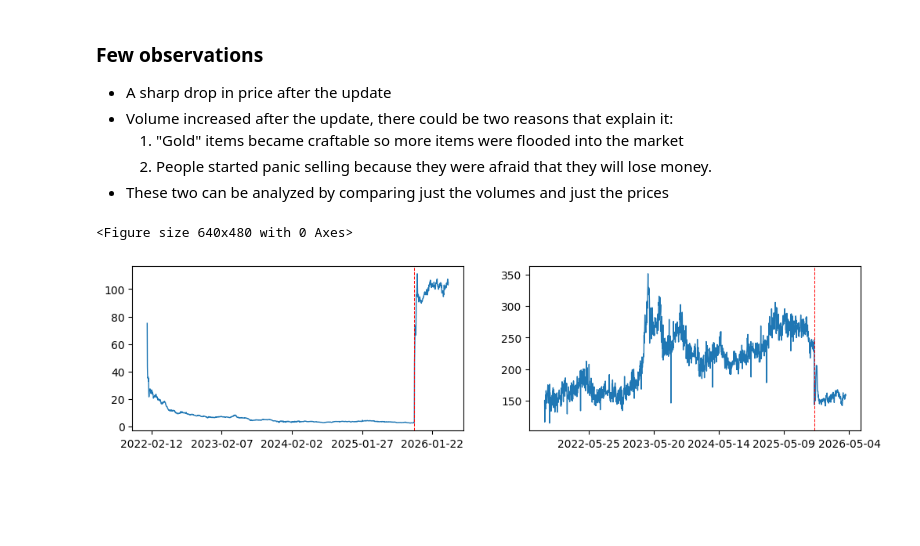
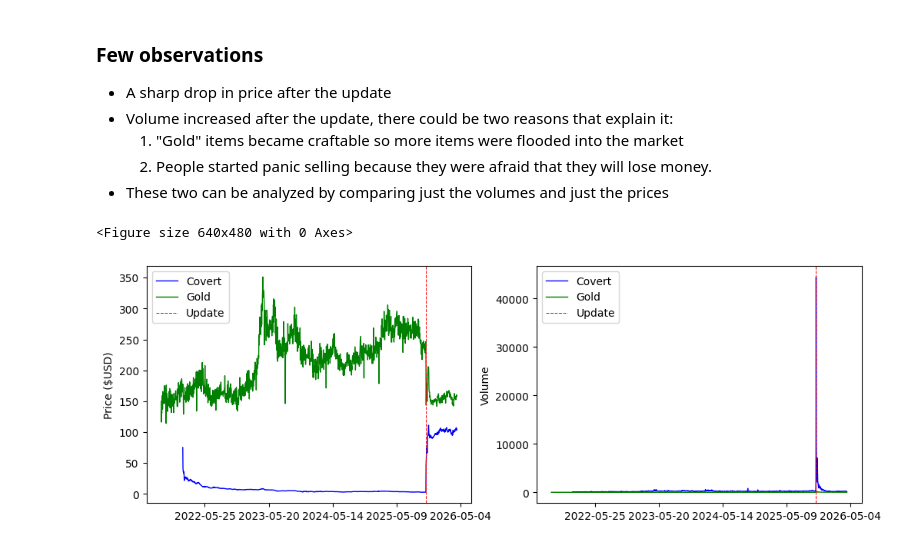
Before and after one commit to miifanboy/dsa210-term-project, a Jupyter notebook: data-collection-and-eda.ipynb, the cells around one changed output. Drawn from its saved outputs; the diff is of its cells as text; code cells hidden in the pictures; blank space fills up the shorter version.

```diff
--- a/data-collection-and-eda.ipynb
+++ b/data-collection-and-eda.ipynb
@@ -76,26 +76,31 @@ plt.show()
 # %%
 from datetime import datetime
 covert_path = "data/processed1/MP9 - Starlight Protector (Field-Tested).csv"
 gold_path = "data/processed1/Falchion Knife - Lore (Field-Tested).csv"
 df_c = pd.read_csv(covert_path)
 df_g = pd.read_csv(gold_path)
 
 df_c['date'] = pd.to_datetime(df_c['date'])
 df_g['date'] = pd.to_datetime(df_g['date'])
 plt.clf()
-plt.figure(figsize=(12,6))
+plt.figure(figsize=(12,4))
 
-plt.subplot(2,2,1)
-plt.plot(df_c['date'],df_c['price'], linewidth=1)
+plt.subplot(1,2,1)
+plt.plot(df_c['date'],df_c['price'], linewidth=1,c='blue',label="Covert")
+plt.plot(df_g['date'],df_g['price'], linewidth=1,c='green',label="Gold")
 plt.gca().xaxis.set_major_locator(mdates.DayLocator(interval=360))
-plt.axvline(x=datetime(2025,10,22), color='r', linestyle='--', label='Threshold',linewidth=0.75)
+plt.axvline(x=datetime(2025,10,22), color='r', linestyle='--', label='Update',linewidth=0.75)
+plt.ylabel("Price ($USD)")
+plt.legend()
 
-plt.subplot(2,2,2)
-plt.plot(df_g['date'],df_g['price'], linewidth=1)
+plt.subplot(1,2,2)
+plt.plot(df_c['date'],df_c['volume'], linewidth=1,c='blue',label="Covert")
+plt.plot(df_g['date'],df_g['volume'], linewidth=1,c='green',label="Gold")
 plt.gca().xaxis.set_major_locator(mdates.DayLocator(interval=360))
-plt.axvline(x=datetime(2025,10,22), color='r', linestyle='--', label='Threshold',linewidth=0.75)
-
+plt.axvline(x=datetime(2025,10,22), color='r', linestyle='--', label='Update',linewidth=0.75)
+plt.ylabel("Volume")
+plt.legend()
 plt.show()
 # %% [output]
 <Figure size 640x480 with 0 Axes>
-[figure, old version]
+[figure, new version]
```
Also changed, not shown: parts of 7 cells of this notebook, 4 other files.
